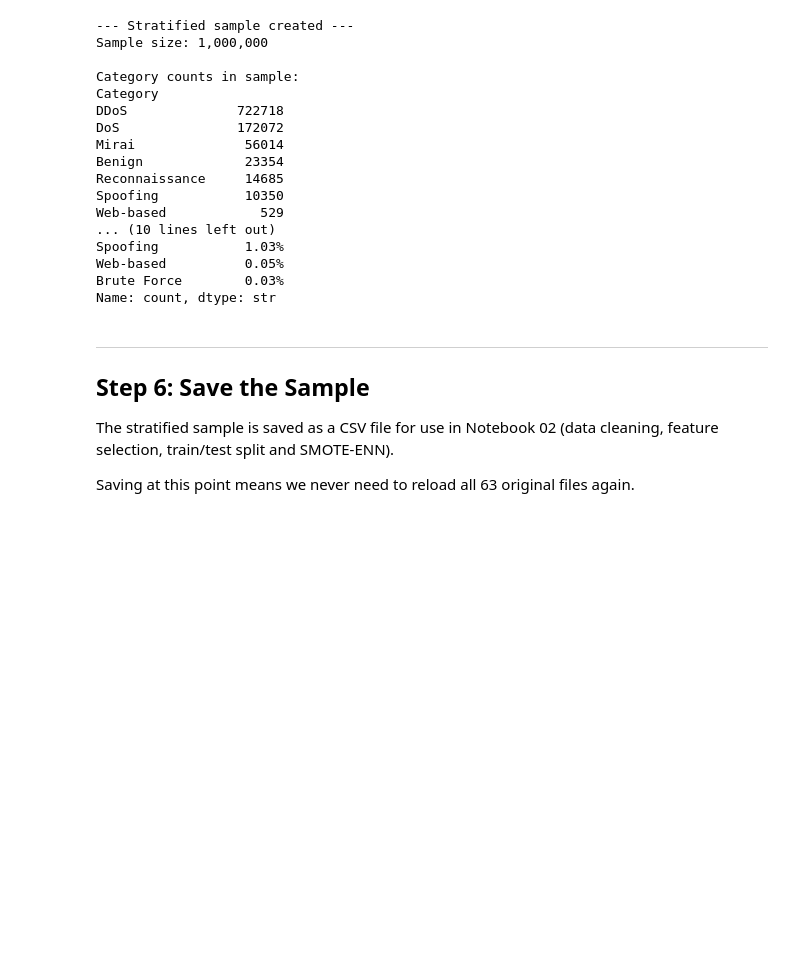
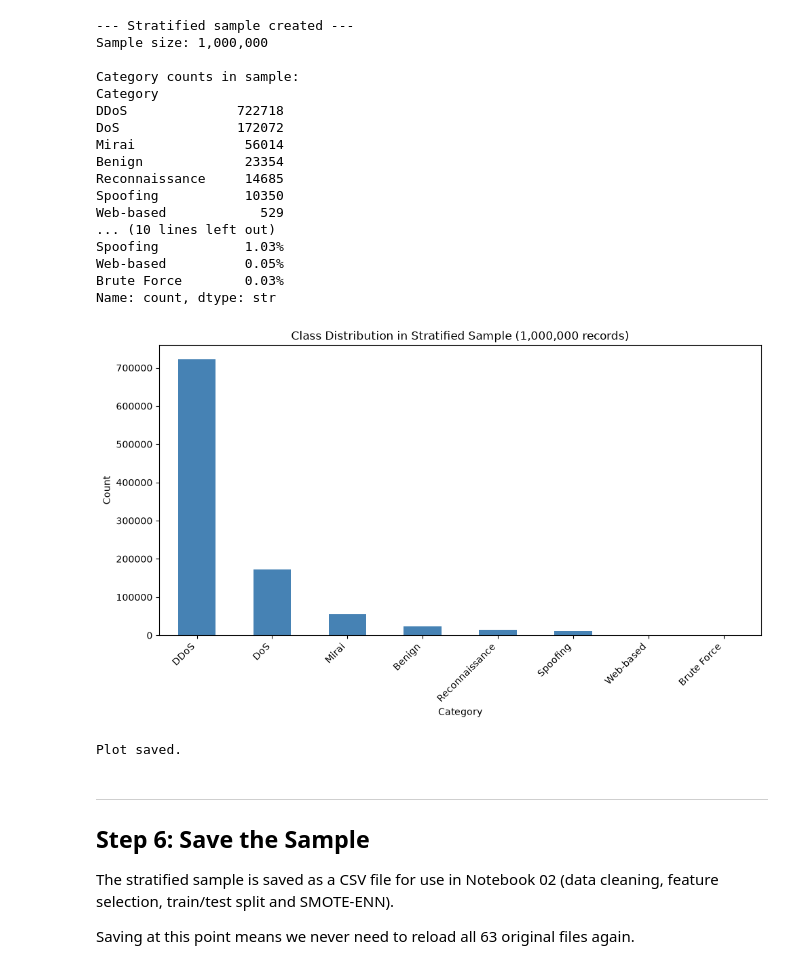
Before and after one commit to MimiTaylor/msc-ids-iot-project, a Jupyter notebook: 01_data_preprocessing.ipynb, the cells around one changed output. Saved outputs shown, nothing was run; the diff lists cells and outputs as text; code cells hidden in the pictures; blank space fills up the shorter version.

Commit message:
Add class distribution chart to Notebook 01 for Chapter 2 figure

```diff
--- a/01_data_preprocessing.ipynb
+++ b/01_data_preprocessing.ipynb
@@ -259,6 +260,25 @@ Spoofing           1.03%
 Web-based          0.05%
 Brute Force        0.03%
 Name: count, dtype: str
+# %%
+# Plot class distribution in the stratified sample.
+# This figure is included in the report (Chapter 2) to show the severe class imbalance
+# adressed with SMOTE-ENN in Notebook 02.
+
+plt.figure(figsize=(10, 6))
+class_counts = df_sample['Category'].value_counts()
+class_counts.plot(kind='bar', color='steelblue')
+plt.title('Class Distribution in Stratified Sample (1,000,000 records)')
+plt.xlabel('Category')
+plt.ylabel('Count')
+plt.xticks(rotation=45, ha='right')
+plt.tight_layout()
+plt.savefig(os.path.expanduser("~/IDS_PROJECT_REPORT/class_distribution.png"), dpi=150)
+plt.show()
+print("Plot saved.")
+# %% [output]
+[figure, added]
+Plot saved.
 # %% [markdown]
 ---
 ## Step 6: Save the Sample
```
Also changed, not shown: parts of 1 cell of this notebook, 1 other file.
